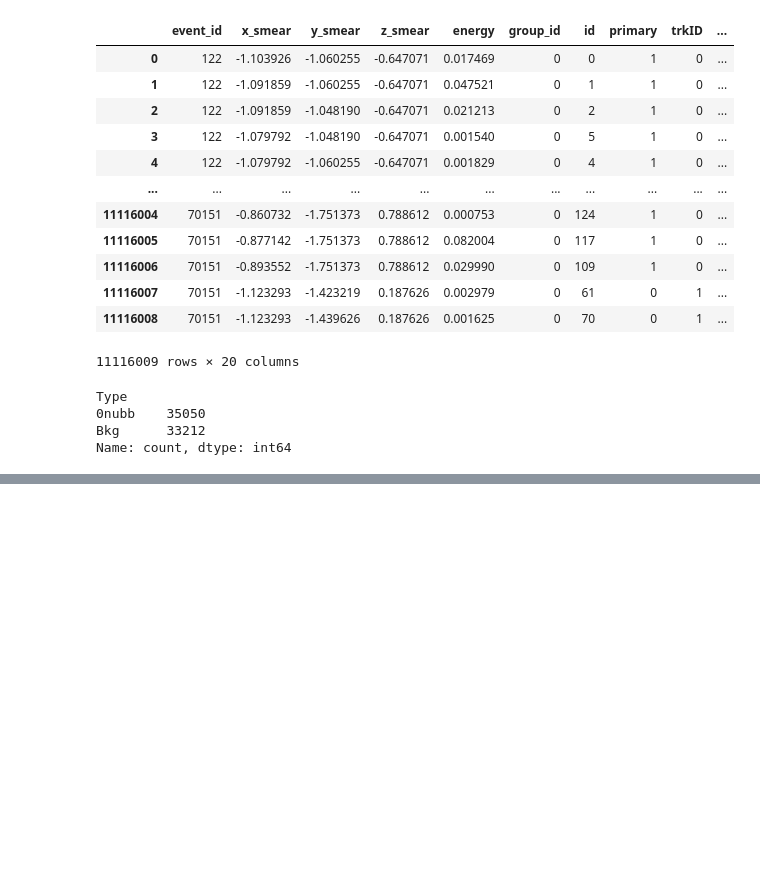
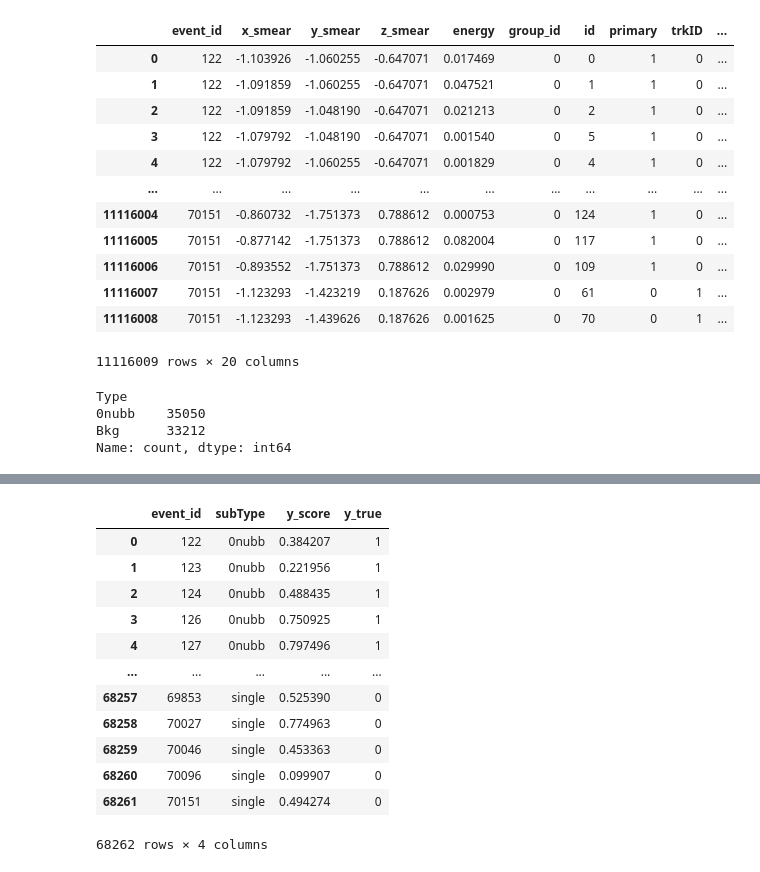
Before and after one commit to kvjmistry/ATPC, a Jupyter notebook: notebooks/ML_GNN.ipynb, the cells around one changed output, grey strips where cells are left out. Drawn from its saved outputs; the diff is of its cells as text; code cells hidden in the pictures; blank space fills up the shorter version.

```diff
--- a/notebooks/ML_GNN.ipynb
+++ b/notebooks/ML_GNN.ipynb
@@ -797,2 +750,24 @@ display(df)
+# %%
+# Merge categories column to df score so we can plot the performance vs background type
+# display(df_merged[["event_id", "subType"]])
+df_scores_merged = df_merged.drop_duplicates(subset=['event_id'])
+df_scores_merged = df_scores_merged[["event_id", "subType"]]
+
+df_scores_merged = pd.merge(df_scores_merged, df_scores_all, on="event_id")
+display(df_scores_merged)
+# %% [output]
+|  | event_id | subType | y_score | y_true |
+| 0 | 122 | 0nubb | 0.384207 | 1 |
+| 1 | 123 | 0nubb | 0.221956 | 1 |
+| 2 | 124 | 0nubb | 0.488435 | 1 |
+| 3 | 126 | 0nubb | 0.750925 | 1 |
+| 4 | 127 | 0nubb | 0.797496 | 1 |
+| ... | ... | ... | ... | ... |
+| 68257 | 69853 | single | 0.525390 | 0 |
+| 68258 | 70027 | single | 0.774963 | 0 |
+| 68259 | 70046 | single | 0.453363 | 0 |
+| 68260 | 70096 | single | 0.099907 | 0 |
+| 68261 | 70151 | single | 0.494274 | 0 |
+68262 rows × 4 columns
 # %%
 def CalcEfficiency(df, label, cut):
```
Also changed, not shown: parts of 13 cells of this notebook.
